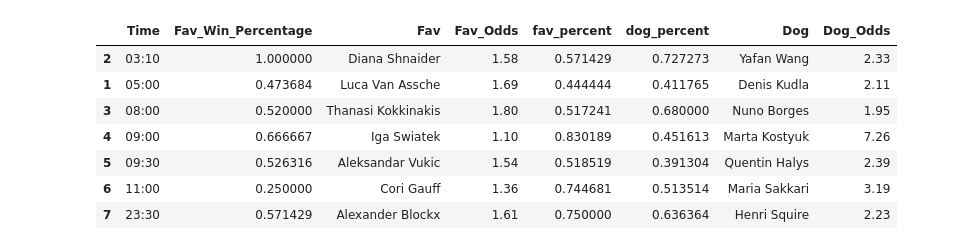
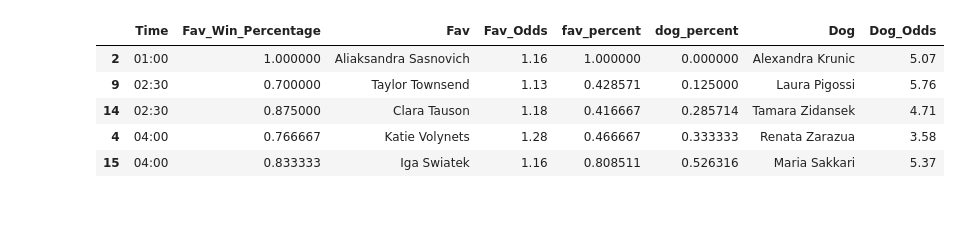
Before and after one commit to Witwolski/tennis_atp, a Jupyter notebook: _hard.ipynb, the cells around one changed output. Drawn from its saved outputs; the diff is of its cells as text; code cells hidden in the pictures; blank space fills up the shorter version.

```diff
--- a/_hard.ipynb
+++ b/_hard.ipynb
@@ -108,35 +120,35 @@ hard_today_win_percent[['Time','Fav_Win_Percentage','Fav','Fav_Odds','fav_percen
 # %%
 import pandas as pd
 from sqlalchemy import create_engine
 import pandas as pd
 import numpy as np
 import datetime
 Fav_Win_Percentage=pd.read_pickle('Fav_Win_Percentage')
 devengine = create_engine("sqlite:///C:/Git/tennis_atp/database/bets_sqllite.db")
 time_now = datetime.datetime.now()
 time_now_formatted = time_now.strftime("%Y-%m-%d")
 hard_today=pd.read_pickle('.\Hard_Today')
 hard_today['fav_percent_adj'] = np.ceil(hard_today['fav_percent'] * 10) / 10
 hard_today['dog_percent_adj'] = np.ceil(hard_today['dog_percent'] * 10) / 10
 hard_today_win_percent=pd.merge(hard_today,Fav_Win_Percentage,left_on=['fav_percent_adj','dog_percent_adj'],right_on=['fav_percent_adj','dog_percent_adj'])
 hard_today=hard_today[hard_today['Resulted']=='False']
 hard_today=hard_today[hard_today['Sex']=='Womens']
 #hard_today=hard_today[hard_today['fav_percent']>hard_today['dog_percent']]
 #hard_today=hard_today[hard_today['fav_percent']<hard_today['dog_percent']]
 
 hard_today[['Time','Fav_Top100','Dog_Top100','Fav','fav_rank','fav_rank_high','dog_rank','dog_rank_high','Fav_Odds','fav_percent','Fav_Serve%','Fav_Return%','fav_last_five_win_perc','Dog','Dog_Odds','dog_percent','Dog_Serve%','Dog_Return%','dog_last_five_win_perc']]
 hard_today_win_percent=hard_today_win_percent[hard_today_win_percent['Resulted']=='False']
 hard_today_win_percent=hard_today_win_percent[hard_today_win_percent['Sex']!='Woxmcens']
-hard_today_win_percent[['Time','Fav_Win_Percentage','Fav','Fav_Odds','fav_percent','dog_percent','Dog','Dog_Odds']].sort_values(by=['Time'],ascending=True )
+hard_today_win_percent=hard_today_win_percent[['Time','Fav_Win_Percentage','Fav','Fav_Odds','fav_percent','dog_percent','Dog','Dog_Odds']][hard_today_win_percent['Fav_Odds']<1.3].sort_values(by=['Time'],ascending=True )
+#hard_today_win_percent[hard_today_win_percent['Fav_Win_Percentage']<0.6].to_clipboard(index=False)
+hard_today_win_percent
 # %% [output]
 |  | Time | Fav_Win_Percentage | Fav | Fav_Odds | fav_percent | dog_percent | Dog | Dog_Odds |
-| 2 | 03:10 | 1.000000 | Diana Shnaider | 1.58 | 0.571429 | 0.727273 | Yafan Wang | 2.33 |
-| 1 | 05:00 | 0.473684 | Luca Van Assche | 1.69 | 0.444444 | 0.411765 | Denis Kudla | 2.11 |
-| 3 | 08:00 | 0.520000 | Thanasi Kokkinakis | 1.80 | 0.517241 | 0.680000 | Nuno Borges | 1.95 |
-| 4 | 09:00 | 0.666667 | Iga Swiatek | 1.10 | 0.830189 | 0.451613 | Marta Kostyuk | 7.26 |
-| 5 | 09:30 | 0.526316 | Aleksandar Vukic | 1.54 | 0.518519 | 0.391304 | Quentin Halys | 2.39 |
-| 6 | 11:00 | 0.250000 | Cori Gauff | 1.36 | 0.744681 | 0.513514 | Maria Sakkari | 3.19 |
-| 7 | 23:30 | 0.571429 | Alexander Blockx | 1.61 | 0.750000 | 0.636364 | Henri Squire | 2.23 |
+| 2 | 01:00 | 1.000000 | Aliaksandra Sasnovich | 1.16 | 1.000000 | 0.000000 | Alexandra Krunic | 5.07 |
+| 9 | 02:30 | 0.700000 | Taylor Townsend | 1.13 | 0.428571 | 0.125000 | Laura Pigossi | 5.76 |
+| 14 | 02:30 | 0.875000 | Clara Tauson | 1.18 | 0.416667 | 0.285714 | Tamara Zidansek | 4.71 |
+| 4 | 04:00 | 0.766667 | Katie Volynets | 1.28 | 0.466667 | 0.333333 | Renata Zarazua | 3.58 |
+| 15 | 04:00 | 0.833333 | Iga Swiatek | 1.16 | 0.808511 | 0.526316 | Maria Sakkari | 5.37 |
 # %%
 import pandas as pd
 from sqlalchemy import create_engine
```
Also changed, not shown: parts of 6 cells of this notebook, 33 other files.
